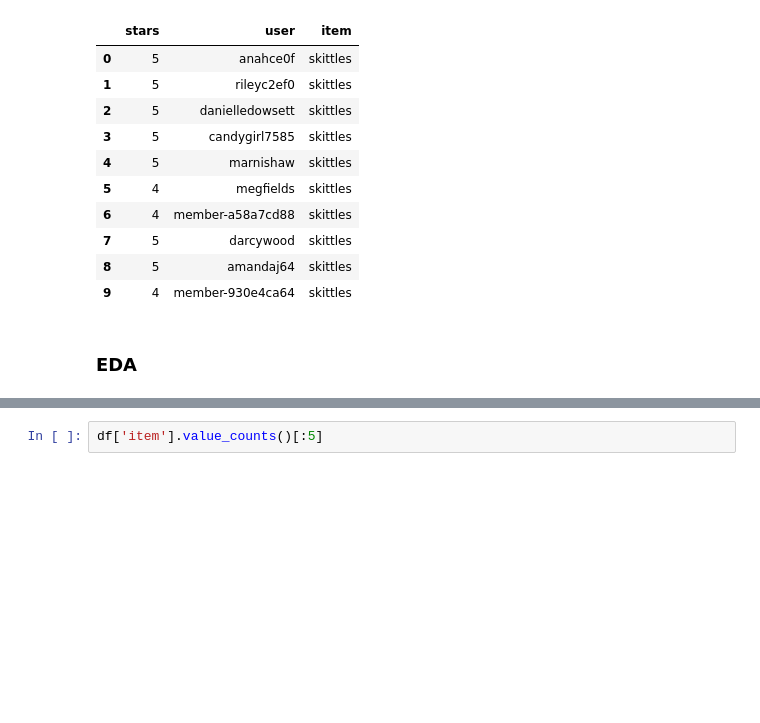
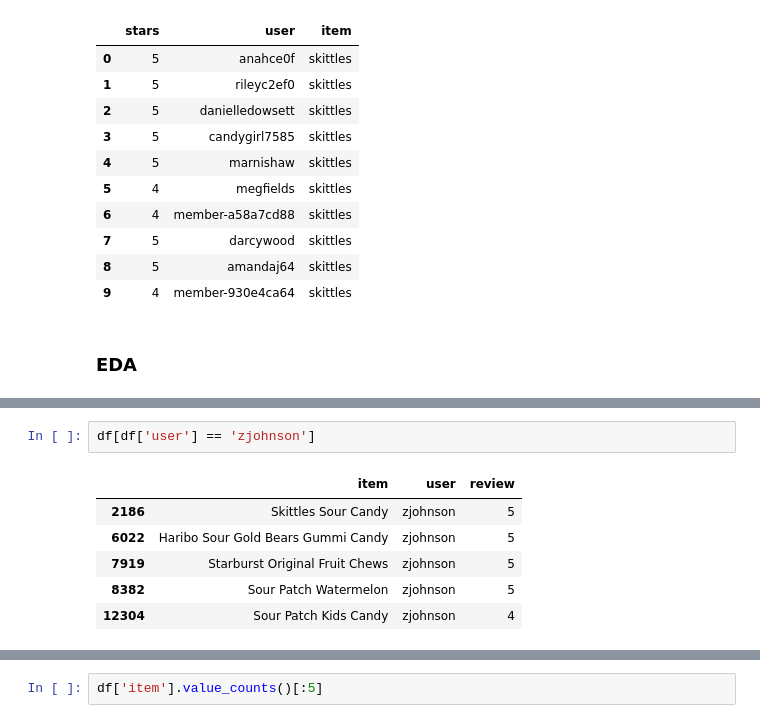
Before and after one commit to maxhumber/BRE, a Jupyter notebook: odsc.ipynb, the cells around one changed output, grey strips where cells are left out. Cells and saved outputs as stored; diff of their text form; blank space fills up the shorter version.

```diff
--- a/odsc.ipynb
+++ b/odsc.ipynb
@@ -284,0 +285,9 @@ df.sample(5)
+# %%
+df[df['user'] == 'zjohnson']
+# %% [output]
+|  | item | user | review |
+| 2186 | Skittles Sour Candy | zjohnson | 5 |
+| 6022 | Haribo Sour Gold Bears Gummi Candy | zjohnson | 5 |
+| 7919 | Starburst Original Fruit Chews | zjohnson | 5 |
+| 8382 | Sour Patch Watermelon | zjohnson | 5 |
+| 12304 | Sour Patch Kids Candy | zjohnson | 4 |
```
Also changed, not shown: parts of 34 cells of this notebook.
